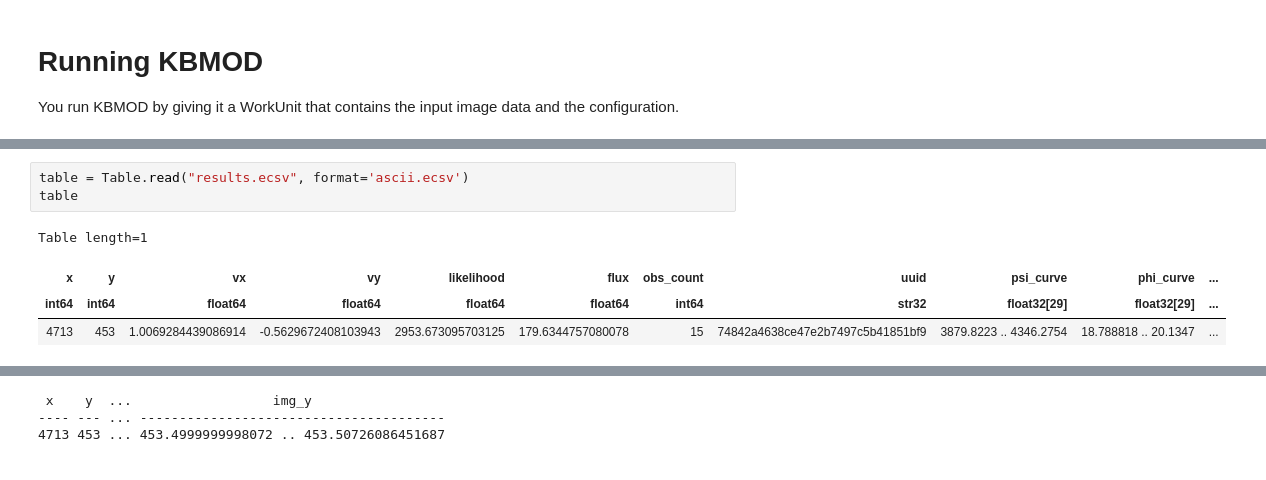
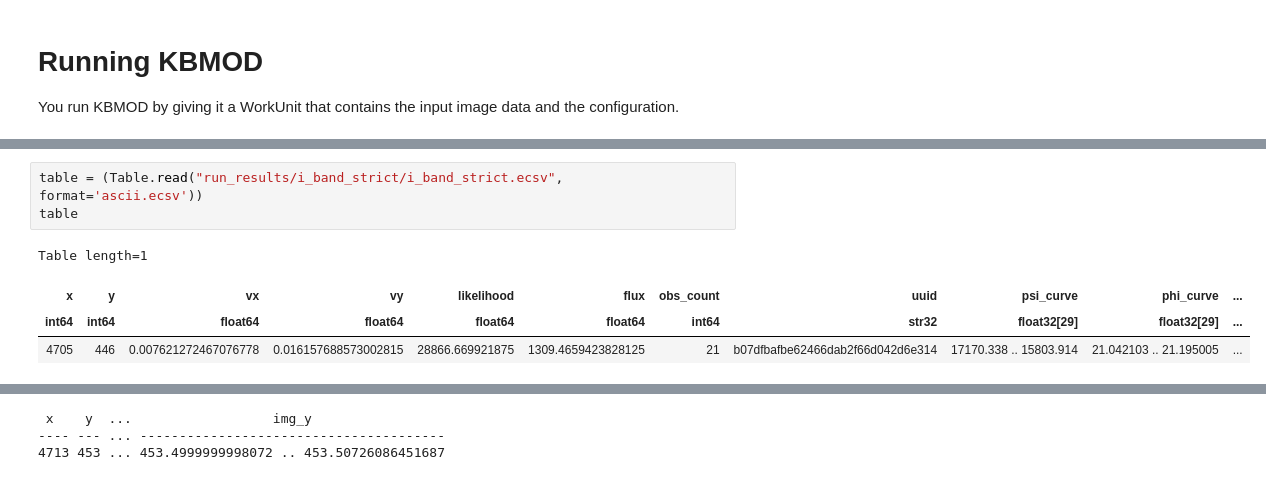
Before and after one commit to JoaoDPassos/brown-dwarf-search, a Jupyter notebook: Jupyter Notebooks/hpms_search/kbmod/dwarf_star_example.ipynb, the cells around one changed output, grey strips where cells are left out. Cells and saved outputs as stored; diff of their text form.

```diff
--- a/Jupyter Notebooks/hpms_search/kbmod/dwarf_star_example.ipynb
+++ b/Jupyter Notebooks/hpms_search/kbmod/dwarf_star_example.ipynb
@@ -269,8 +282,8 @@ WARNING:kbmod.configuration:Configuration file ./results_provenance/results_conf
 # %%
-table = Table.read("results.ecsv", format='ascii.ecsv')
+table = (Table.read("run_results/i_band_strict/i_band_strict.ecsv", format='ascii.ecsv'))
 table
 # %% [output]
 Table length=1
 | x | y | vx | vy | likelihood | flux | obs_count | uuid | psi_curve | phi_curve | ... |
 | int64 | int64 | float64 | float64 | float64 | float64 | int64 | str32 | float32[29] | float32[29] | ... |
-| 4713 | 453 | 1.0069284439086914 | -0.5629672408103943 | 2953.673095703125 | 179.6344757080078 | 15 | 74842a4638ce47e2b7497c5b41851bf9 | 3879.8223 .. 4346.2754 | 18.788818 .. 20.1347 | ... |
+| 4705 | 446 | 0.007621272467076778 | 0.016157688573002815 | 28866.669921875 | 1309.4659423828125 | 21 | b07dfbafbe62466dab2f66d042d6e314 | 17170.338 .. 15803.914 | 21.042103 .. 21.195005 | ... |
```
Also changed, not shown: parts of 13 cells of this notebook, 8 other files.
